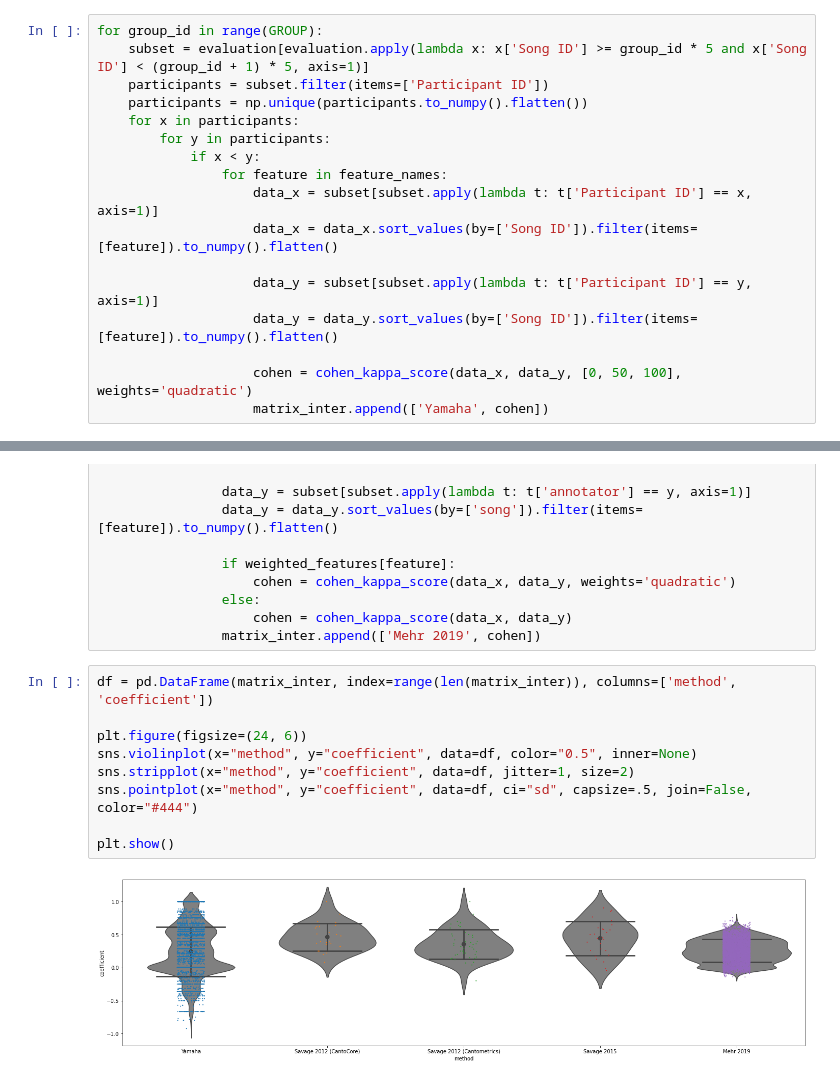
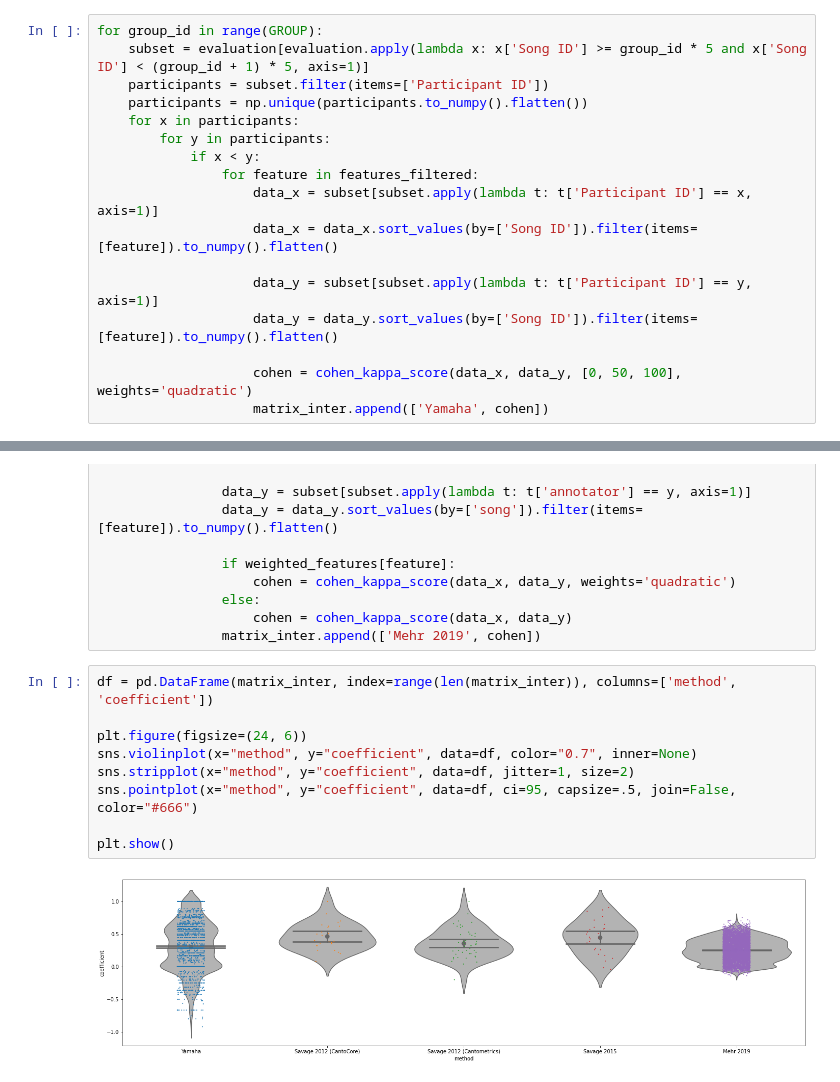
Before and after one commit to dsh0416/cantometrics, a Jupyter notebook: analysis/Analysis.ipynb, the cells around one changed output, grey strips where cells are left out. Cells and saved outputs as stored; diff of their text form.

```diff
--- a/analysis/Analysis.ipynb
+++ b/analysis/Analysis.ipynb
@@ -123,7 +123,7 @@ for group_id in range(GROUP):
     for x in participants:
         for y in participants:
             if x < y:
-                for feature in feature_names:
+                for feature in features_filtered:
                     data_x = subset[subset.apply(lambda t: t['Participant ID'] == x, axis=1)]
                     data_x = data_x.sort_values(by=['Song ID']).filter(items=[feature]).to_numpy().flatten()
 
@@ -287,11 +287,11 @@ for x in participants:
 # %%
 df = pd.DataFrame(matrix_inter, index=range(len(matrix_inter)), columns=['method', 'coefficient'])
 
 plt.figure(figsize=(24, 6))
-sns.violinplot(x="method", y="coefficient", data=df, color="0.5", inner=None)
+sns.violinplot(x="method", y="coefficient", data=df, color="0.7", inner=None)
 sns.stripplot(x="method", y="coefficient", data=df, jitter=1, size=2)
-sns.pointplot(x="method", y="coefficient", data=df, ci="sd", capsize=.5, join=False, color="#444")
+sns.pointplot(x="method", y="coefficient", data=df, ci=95, capsize=.5, join=False, color="#666")
 
 plt.show()
 # %% [output]
-[figure, old version]
+[figure, new version]
```
Also changed, not shown: parts of 4 cells of this notebook.
